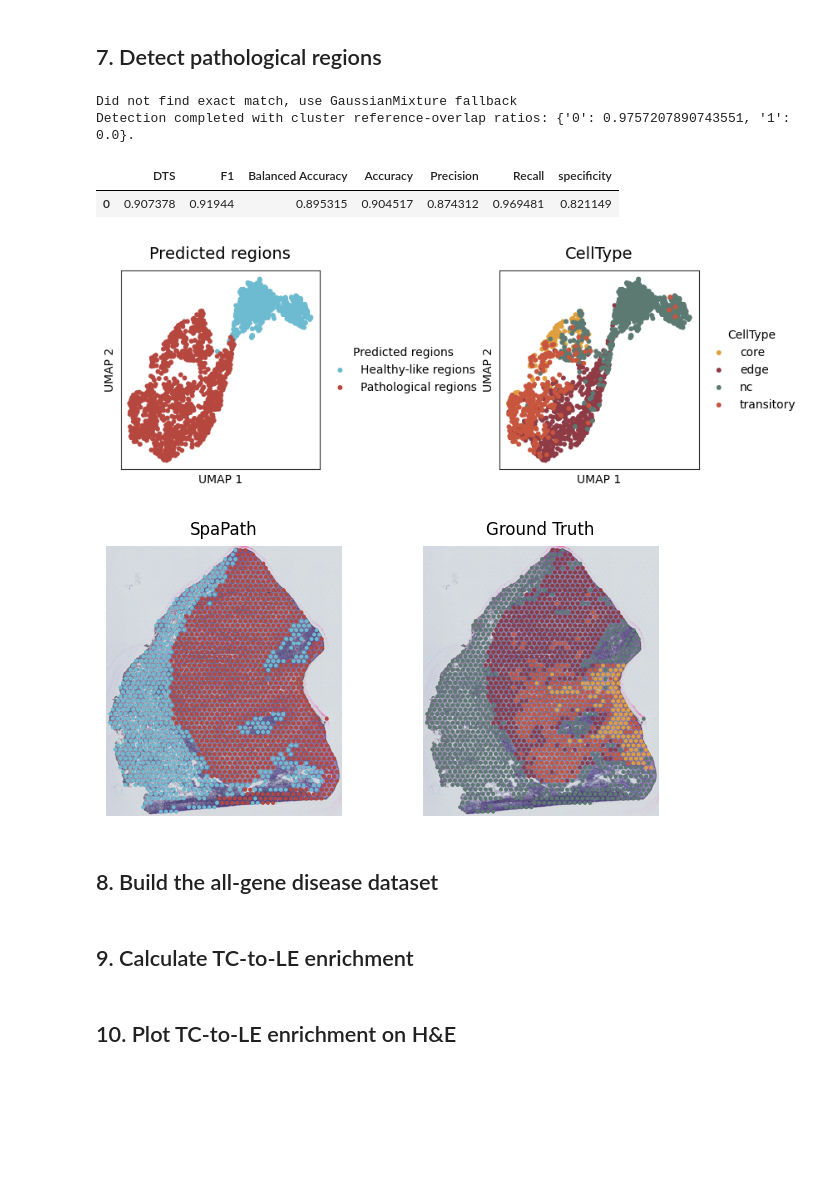
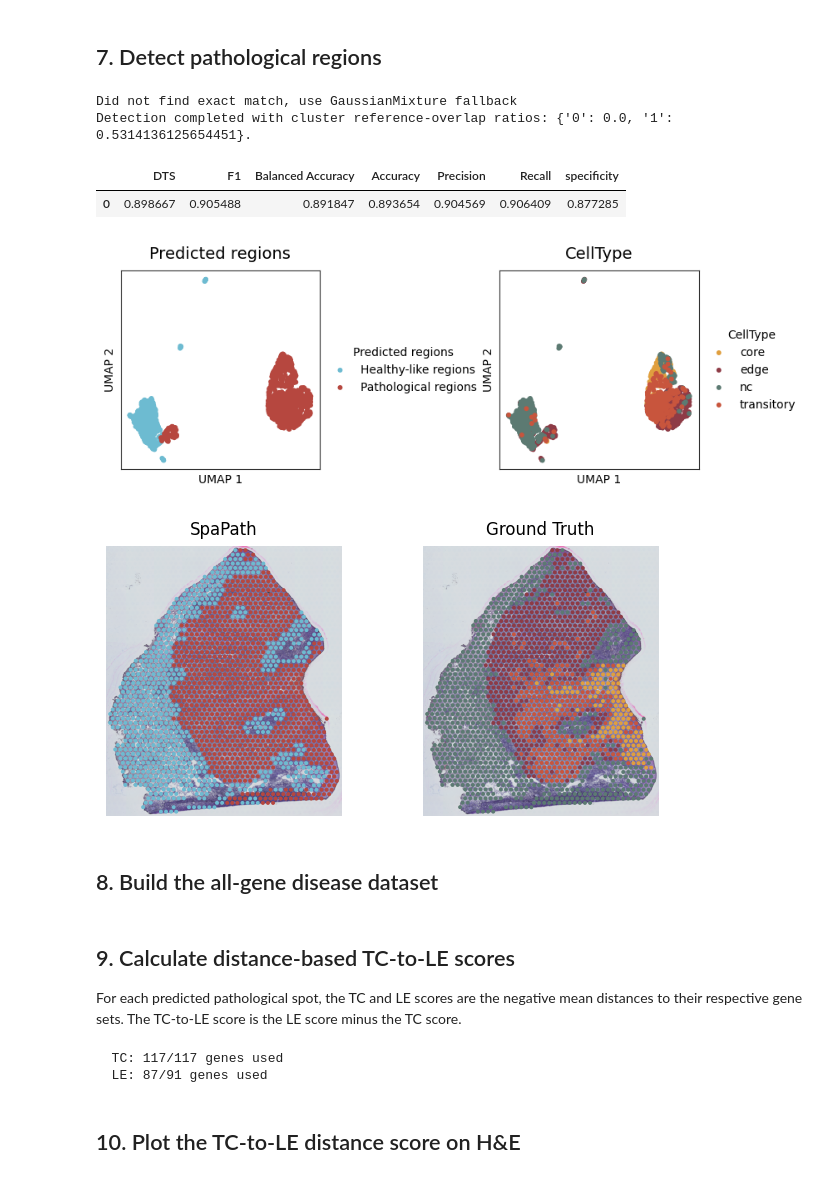
Before and after one commit to edawu11/SpaPath, a Jupyter notebook: notebook/OSCC.ipynb, the cells around one changed output. Saved outputs shown, nothing was run; the diff lists cells and outputs as text; code cells hidden in the pictures; blank space fills up the shorter version.

```diff
--- a/notebook/OSCC.ipynb
+++ b/notebook/OSCC.ipynb
@@ -179,25 +171,25 @@ Integration completed; cell embeddings, gene embeddings, and cell-gene distances
 # %%
 adata_full = spapath_utils.detection(
     adata=adata_full,
     embed="cell_embed",
     section_ids=sections,
     label_core="Pathological regions",
     label_other="Healthy-like regions",
     core_types=["core", "edge", "transitory"],
     celltype_key="CellType",
     batch_key="batch",
     seed=SEED,
-    neighbors=30,
+    neighbors=10,
     threshold=0.05,
     strategy="cluster",
 )
 
 display(adata_full.uns["result"])
 # %% [output]
 Did not find exact match, use GaussianMixture fallback
-Detection completed with cluster reference-overlap ratios: {'0': 0.9757207890743551, '1': 0.0}.
+Detection completed with cluster reference-overlap ratios: {'0': 0.0, '1': 0.5314136125654451}.
 |  | DTS | F1 | Balanced Accuracy | Accuracy | Precision | Recall | specificity |
-| 0 | 0.907378 | 0.91944 | 0.895315 | 0.904517 | 0.874312 | 0.969481 | 0.821149 |
+| 0 | 0.898667 | 0.905488 | 0.891847 | 0.893654 | 0.904569 | 0.906409 | 0.877285 |
 # %%
 detection_figure = spapath_utils.plot_detection_umap(
     adata=adata_full,
@@ -228,8 +220,8 @@ he_prediction_figure = spapath_utils.plot_prediction_on_he(
     save=FIGURE_DIR / f"{DISEASE_SECTION}_prediction_on_he.png",
 )
 # %% [output]
-[figure, old version]
+[figure, new version]
-[figure, old version]
+[figure, new version]
 # %% [markdown]
 ## 8. Build the all-gene disease dataset
 # %%
@@ -240,19 +233,25 @@ disease_data = spapath_utils.build_disease_data(
 )
 # %% [markdown]
-## 9. Calculate TC-to-LE enrichment
+## 9. Calculate distance-based TC-to-LE scores
+
+For each predicted pathological spot, the TC and LE scores are the negative mean distances to their respective gene sets. The TC-to-LE score is the LE score minus the TC score.
 # %%
-tc_le_results = spapath_utils.calculate_tc_le_enrichment(
-    adata=disease_data,
-    gene_table=TC_LE_GENE_FILE,
-    label_key="pred_label",
-    pathological_label="Pathological regions",
-    dist_key="cell_gene_dist",
-    n_permutations=5000,
-    min_genes=5,
-    seed=SEED,
+gene_sets = spapath_utils.load_tc_le_gene_sets(TC_LE_GENE_FILE)
+pathological_mask = disease_data.obs["pred_label"].eq("Pathological regions").to_numpy()
+if not pathological_mask.any():
+    raise ValueError("No spots were predicted as pathological.")
+
+gene_set_scores = spapath_utils.calculate_gene_set_scores(
+    disease_data, gene_sets, pathological_mask, min_genes=5
 )
+disease_data.obs["TC_score"] = gene_set_scores["TC"]
+disease_data.obs["LE_score"] = gene_set_scores["LE"]
+disease_data.obs["TC_to_LE_score"] = gene_set_scores["LE"] - gene_set_scores["TC"]
+# %% [output]
+  TC: 117/117 genes used
+  LE: 87/91 genes used
 # %% [markdown]
-## 10. Plot TC-to-LE enrichment on H&E
+## 10. Plot the TC-to-LE distance score on H&E
 # %%
 tc_le_he_figure = spapath_utils.plot_score_on_he(
     adata=disease_data,
```
Also changed, not shown: parts of 9 cells of this notebook, 9 other files.
